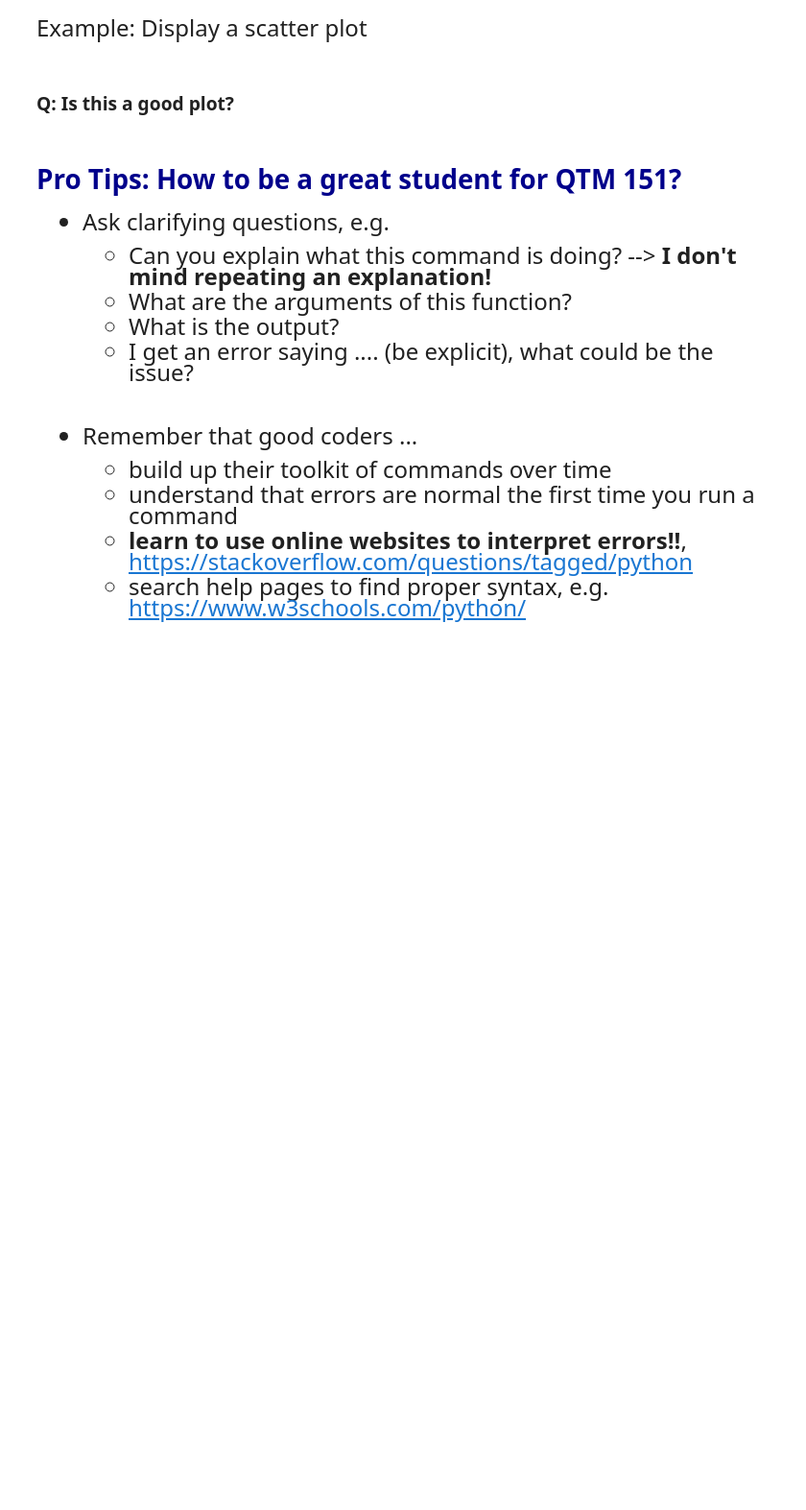
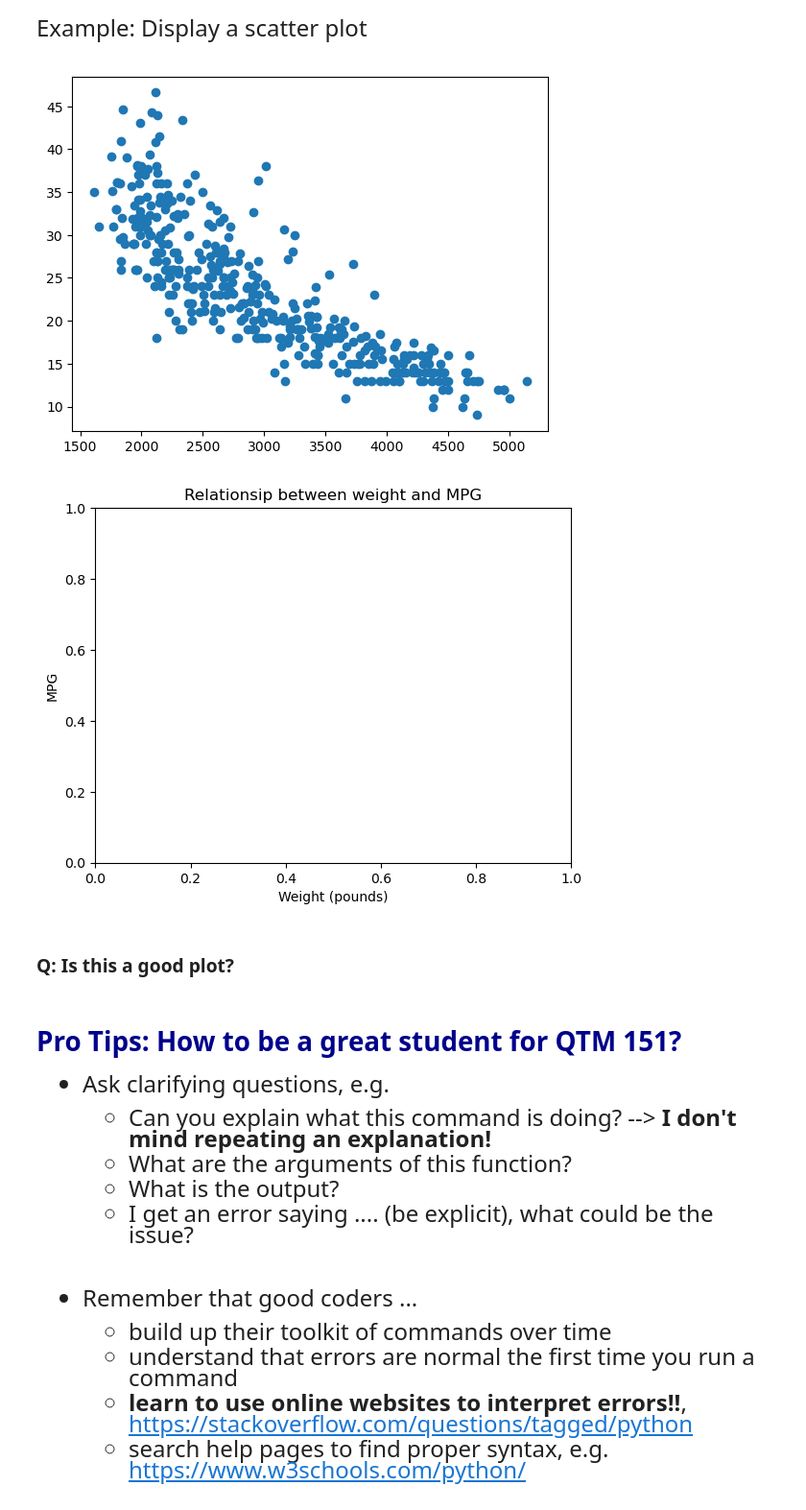
Before and after one commit to Lauryn-S/qtm151fall2025, a Jupyter notebook: Lecture_01_Github and Jupyter Notebooks/Lecture1 copy.ipynb, the cells around one changed output. Shown: that part at 96% size. Drawn from its saved outputs; the diff is of its cells as text; code cells hidden in the pictures; blank space fills up the shorter version.

```diff
--- a/Lecture_01_Github and Jupyter Notebooks/Lecture1 copy.ipynb
+++ b/Lecture_01_Github and Jupyter Notebooks/Lecture1 copy.ipynb
@@ -293,6 +303,13 @@ Example: Display a scatter plot
 # %%
 plt.scatter(x = carfeatures['weight'], y = carfeatures['mpg'])
 plt.show()
+plt.xlabel("Weight (pounds)")
+plt.ylabel("MPG")
+plt.title("Relationsip between weight and MPG")
+plt.show()
+# %% [output]
+[figure, added]
+[figure, added]
 # %% [markdown]
 ### Q: Is this a good plot?
 # %%
```
Also changed, not shown: parts of 2 cells of this notebook, 3 other files.
